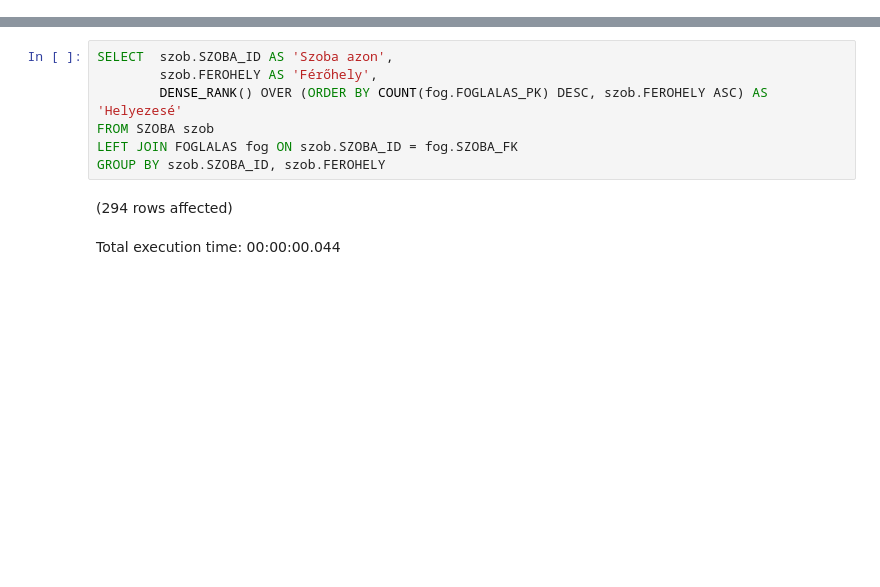
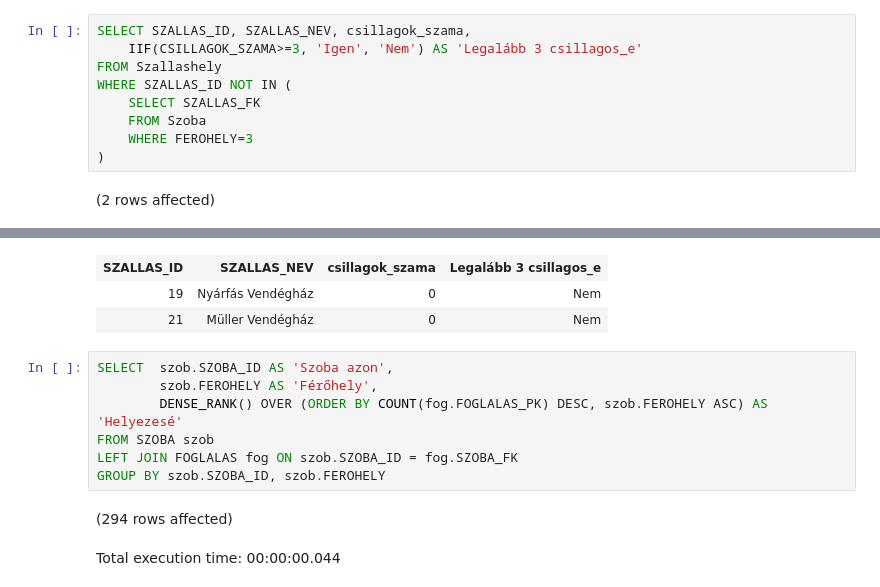
Before and after one commit to czapekzoli/sql2, a Jupyter notebook: Czapek_Zoltan_2zh.ipynb, the cells around one changed output, grey strips where cells are left out. Saved outputs shown, nothing was run; the diff lists cells and outputs as text; blank space fills up the shorter version.

```diff
--- a/Czapek_Zoltan_2zh.ipynb
+++ b/Czapek_Zoltan_2zh.ipynb
@@ -0,0 +1,11 @@
+# %%
+SELECT SZALLAS_ID, SZALLAS_NEV, csillagok_szama,
+    IIF(CSILLAGOK_SZAMA>=3, 'Igen', 'Nem') AS 'Legalább 3 csillagos_e'
+FROM Szallashely
+WHERE SZALLAS_ID NOT IN (
+    SELECT SZALLAS_FK
+    FROM Szoba
+    WHERE FEROHELY=3
+)
+# %% [output]
+(2 rows affected)
@@ -1,3 +13,6 @@
+| SZALLAS_ID | SZALLAS_NEV | csillagok_szama | Legalább 3 csillagos_e |
+| 19 | Nyárfás Vendégház | 0 | Nem |
+| 21 | Müller Vendégház | 0 | Nem |
 # %%
 SELECT  szob.SZOBA_ID AS 'Szoba azon',
         szob.FEROHELY AS 'Férőhely',
```
Also changed, not shown: parts of 1 cell of this notebook.
